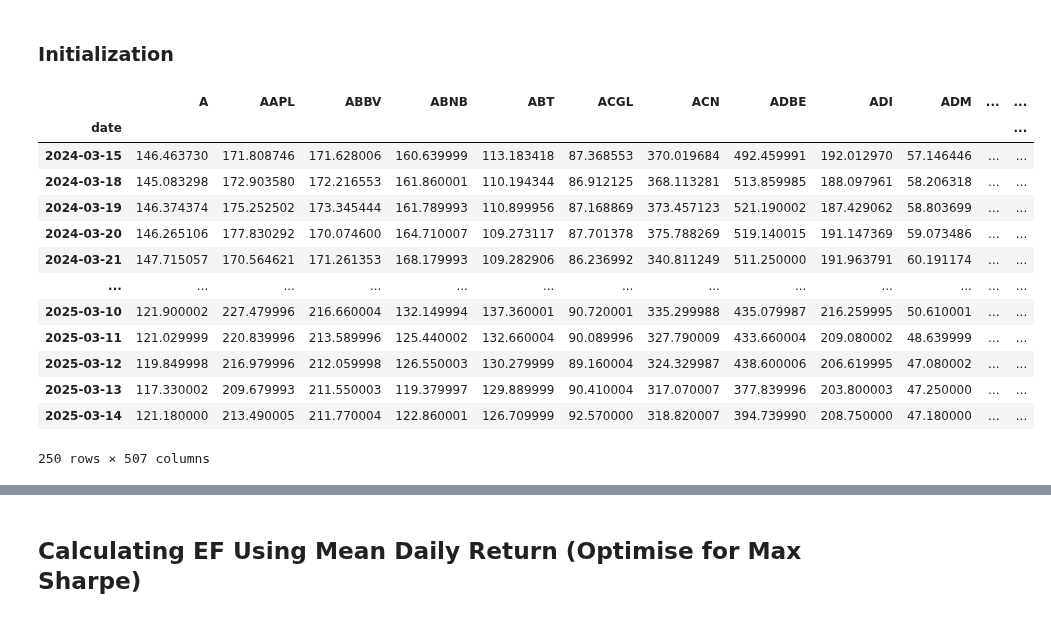
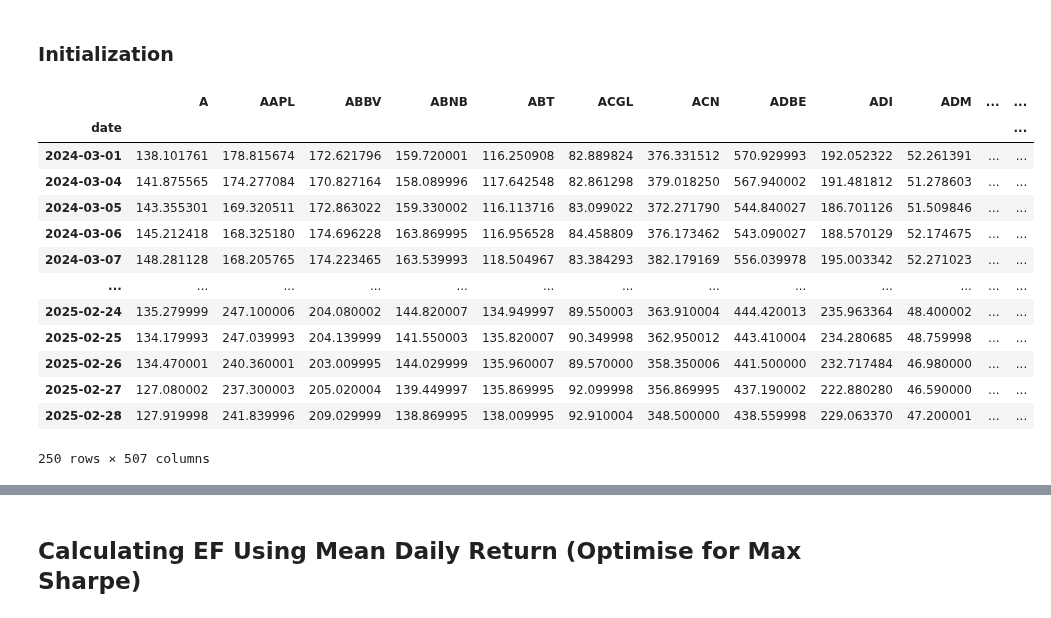
Before and after one commit to shaeanneeu/cryptoto, a Jupyter notebook: notebooks/jw_efficient_frontier.ipynb, the cells around one changed output, grey strips where cells are left out. Cells and saved outputs as stored; diff of their text form; code cells hidden in the pictures.

```diff
--- a/notebooks/jw_efficient_frontier.ipynb
+++ b/notebooks/jw_efficient_frontier.ipynb
@@ -18,35 +18,43 @@ from pypfopt import risk_models, expected_returns, plotting
 # %%
 # Load S&P 500 prices
 sp500_prices = pd \
     .read_csv("../data/raw/tessa_sp500_prices.csv") \
     .drop(columns=['GEV', 'SOLV', 'SW']) \
-    .iloc[: , 1:] \
-    .set_index("date", inplace=False)
+    .iloc[: , 1:]
+# Filter date to be between 1st mar 2024 to 28 feb 2025
+sp500_prices = sp500_prices[
+    (sp500_prices["date"] >= "2024-03-01") &
+    (sp500_prices["date"] <= "2025-02-28")
+].set_index("date", inplace=False)
 
 # Load NCI prices
 nci_prices = pd \
     .read_csv("../data/raw/tessa_nci_prices.csv") \
-    .iloc[: , 1:] \
-    .set_index("date", inplace=False)
+    .iloc[: , 1:]
+# Filter date to be between 1st mar 2024 to 28 feb 2025
+nci_prices = nci_prices[
+    (nci_prices["date"] >= "2024-03-01") &
+    (nci_prices["date"] <= "2025-02-28")
+].set_index("date", inplace=False)
 
 # Left join on S&P
 data = pd.merge(sp500_prices, nci_prices, on="date", how="left")
 
 data
 # %% [output]
 |  | A | AAPL | ABBV | ABNB | ABT | ACGL | ACN | ADBE | ADI | ADM | ... | ... |
 | date |  |  |  |  |  |  |  |  |  |  |  | ... |
-| 2024-03-15 | 146.463730 | 171.808746 | 171.628006 | 160.639999 | 113.183418 | 87.368553 | 370.019684 | 492.459991 | 192.012970 | 57.146446 | ... | ... |
-| 2024-03-18 | 145.083298 | 172.903580 | 172.216553 | 161.860001 | 110.194344 | 86.912125 | 368.113281 | 513.859985 | 188.097961 | 58.206318 | ... | ... |
-| 2024-03-19 | 146.374374 | 175.252502 | 173.345444 | 161.789993 | 110.899956 | 87.168869 | 373.457123 | 521.190002 | 187.429062 | 58.803699 | ... | ... |
-| 2024-03-20 | 146.265106 | 177.830292 | 170.074600 | 164.710007 | 109.273117 | 87.701378 | 375.788269 | 519.140015 | 191.147369 | 59.073486 | ... | ... |
-| 2024-03-21 | 147.715057 | 170.564621 | 171.261353 | 168.179993 | 109.282906 | 86.236992 | 340.811249 | 511.250000 | 191.963791 | 60.191174 | ... | ... |
+| 2024-03-01 | 138.101761 | 178.815674 | 172.621796 | 159.720001 | 116.250908 | 82.889824 | 376.331512 | 570.929993 | 192.052322 | 52.261391 | ... | ... |
+| 2024-03-04 | 141.875565 | 174.277084 | 170.827164 | 158.089996 | 117.642548 | 82.861298 | 379.018250 | 567.940002 | 191.481812 | 51.278603 | ... | ... |
+| 2024-03-05 | 143.355301 | 169.320511 | 172.863022 | 159.330002 | 116.113716 | 83.099022 | 372.271790 | 544.840027 | 186.701126 | 51.509846 | ... | ... |
+| 2024-03-06 | 145.212418 | 168.325180 | 174.696228 | 163.869995 | 116.956528 | 84.458809 | 376.173462 | 543.090027 | 188.570129 | 52.174675 | ... | ... |
+| 2024-03-07 | 148.281128 | 168.205765 | 174.223465 | 163.539993 | 118.504967 | 83.384293 | 382.179169 | 556.039978 | 195.003342 | 52.271023 | ... | ... |
 | ... | ... | ... | ... | ... | ... | ... | ... | ... | ... | ... | ... | ... |
-| 2025-03-10 | 121.900002 | 227.479996 | 216.660004 | 132.149994 | 137.360001 | 90.720001 | 335.299988 | 435.079987 | 216.259995 | 50.610001 | ... | ... |
-| 2025-03-11 | 121.029999 | 220.839996 | 213.589996 | 125.440002 | 132.660004 | 90.089996 | 327.790009 | 433.660004 | 209.080002 | 48.639999 | ... | ... |
-| 2025-03-12 | 119.849998 | 216.979996 | 212.059998 | 126.550003 | 130.279999 | 89.160004 | 324.329987 | 438.600006 | 206.619995 | 47.080002 | ... | ... |
-| 2025-03-13 | 117.330002 | 209.679993 | 211.550003 | 119.379997 | 129.889999 | 90.410004 | 317.070007 | 377.839996 | 203.800003 | 47.250000 | ... | ... |
-| 2025-03-14 | 121.180000 | 213.490005 | 211.770004 | 122.860001 | 126.709999 | 92.570000 | 318.820007 | 394.739990 | 208.750000 | 47.180000 | ... | ... |
+| 2025-02-24 | 135.279999 | 247.100006 | 204.080002 | 144.820007 | 134.949997 | 89.550003 | 363.910004 | 444.420013 | 235.963364 | 48.400002 | ... | ... |
+| 2025-02-25 | 134.179993 | 247.039993 | 204.139999 | 141.550003 | 135.820007 | 90.349998 | 362.950012 | 443.410004 | 234.280685 | 48.759998 | ... | ... |
+| 2025-02-26 | 134.470001 | 240.360001 | 203.009995 | 144.029999 | 135.960007 | 89.570000 | 358.350006 | 441.500000 | 232.717484 | 46.980000 | ... | ... |
+| 2025-02-27 | 127.080002 | 237.300003 | 205.020004 | 139.449997 | 135.869995 | 92.099998 | 356.869995 | 437.190002 | 222.880280 | 46.590000 | ... | ... |
+| 2025-02-28 | 127.919998 | 241.839996 | 209.029999 | 138.869995 | 138.009995 | 92.910004 | 348.500000 | 438.559998 | 229.063370 | 47.200001 | ... | ... |
 250 rows × 507 columns
 # %%
 # Check for NA values in the DataFrame
```
Also changed, not shown: parts of 15 cells of this notebook, 6 other files.
